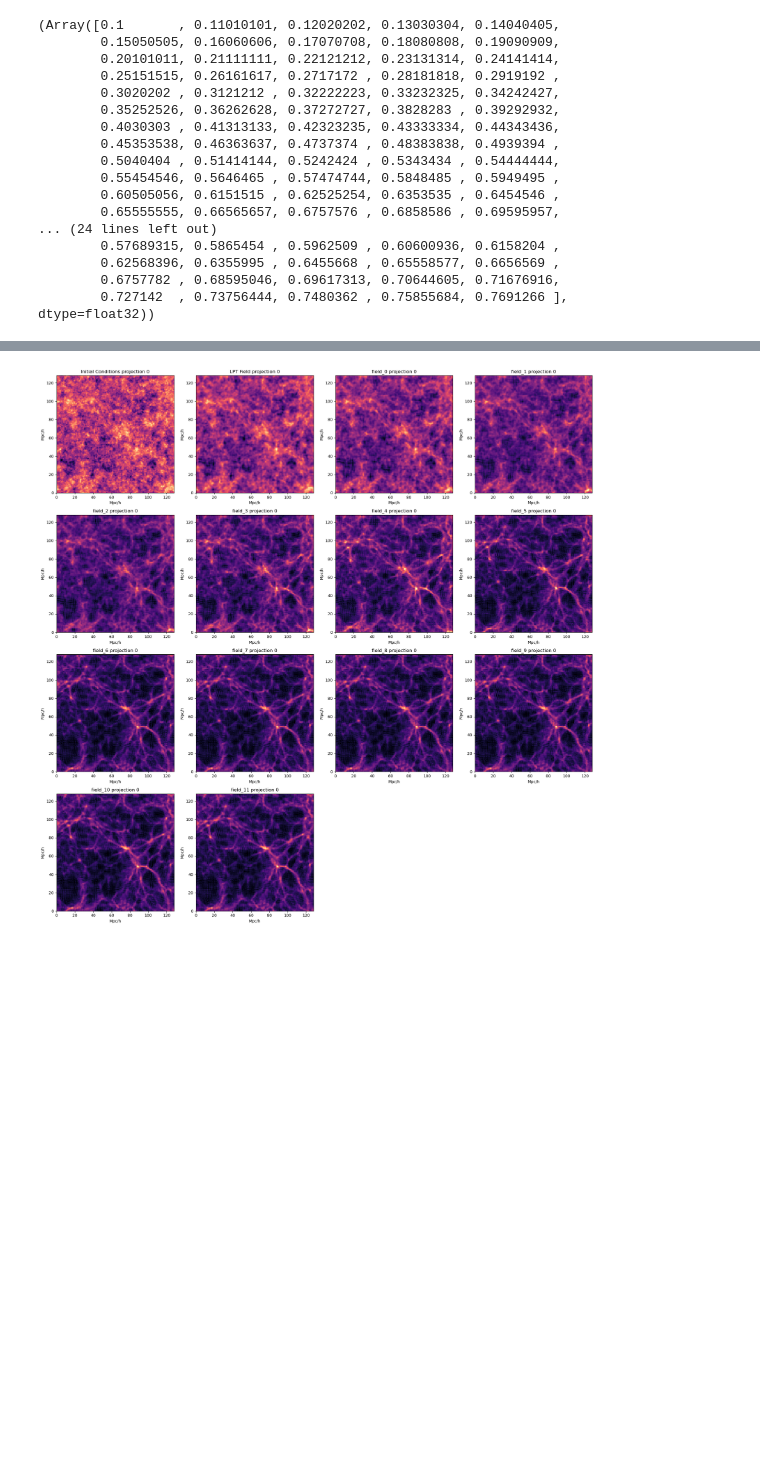
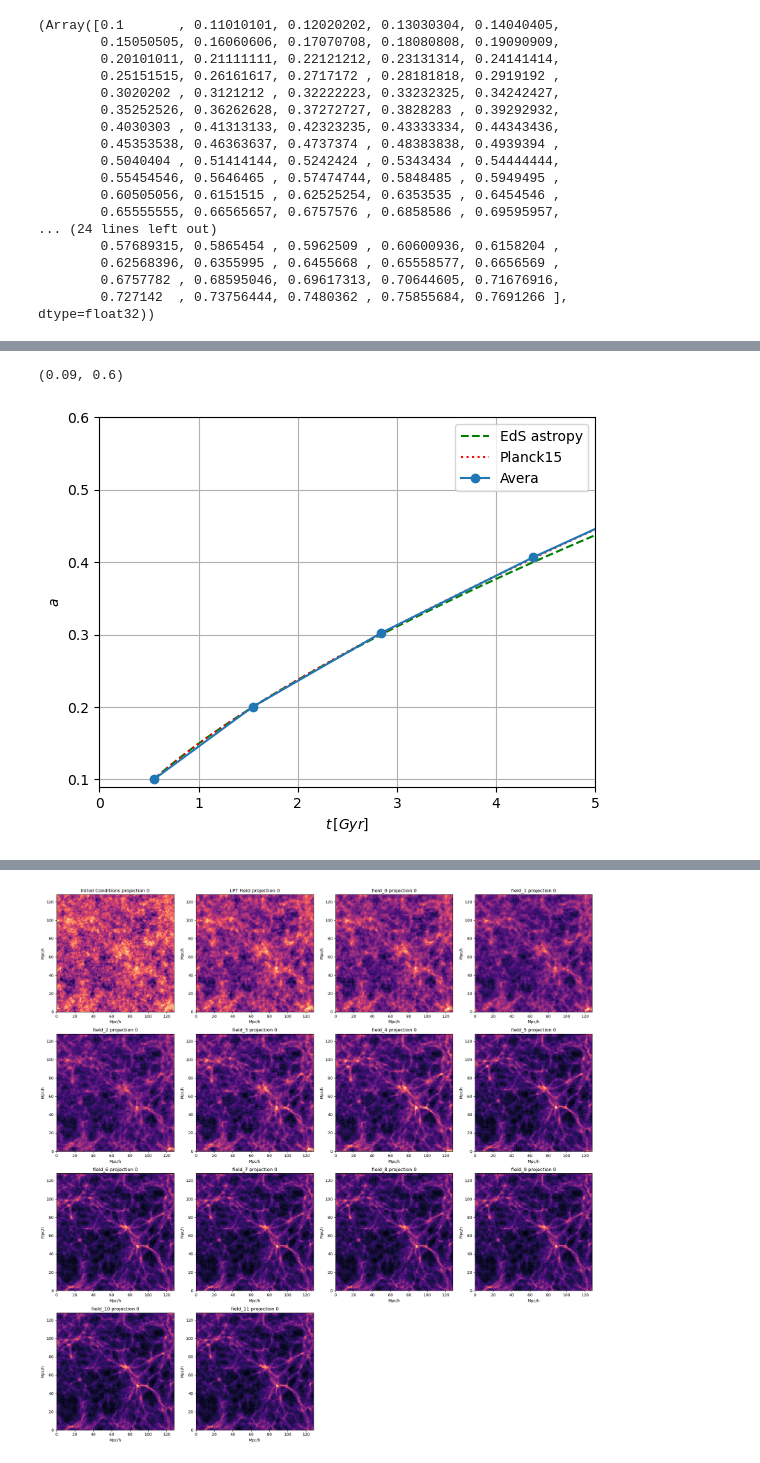
Before and after one commit to dobos/JaxPM, a Jupyter notebook: notebooks/10-Avera.ipynb, the cells around one changed output, grey strips where cells are left out. Cells and saved outputs as stored; diff of their text form; code cells hidden in the pictures; blank space fills up the shorter version.

```diff
--- a/notebooks/10-Avera.ipynb
+++ b/notebooks/10-Avera.ipynb
@@ -213,3 +300,27 @@ plt.ylim(None, 1)
+# %%
+plt.plot(t_vals_eds, a_vals_eds, 'g--', label='EdS astropy')
+plt.plot(t_vals, a_vals, 'r:', label='Planck15')
+
+
+# plt.plot(t, a_avg, '-', label='Avera')
+plt.plot((2/3) * snapshots **(3/2) / H0_eds.to(u.Gyr**-1), a_avg, '-o', label='Avera')
+
+# plt.axhline(0.1)
+
+plt.legend()
+plt.grid()
+plt.xlabel(R'$t \, [Gyr]$')
+plt.ylabel(R'$a$')
+plt.ylim(None, 1)
+
+# plt.xlim(0, 2.5)
+# plt.ylim(0.09, 0.3)
+
+plt.xlim(0, 5)
+plt.ylim(0.09, 0.6)
+# %% [output]
+(0.09, 0.6)
+[figure, added]
 # %%
 cic_paint(jnp.zeros(mesh_shape), lpt_particles).max()
 # %% [output]
```
Also changed, not shown: parts of 18 cells of this notebook.
